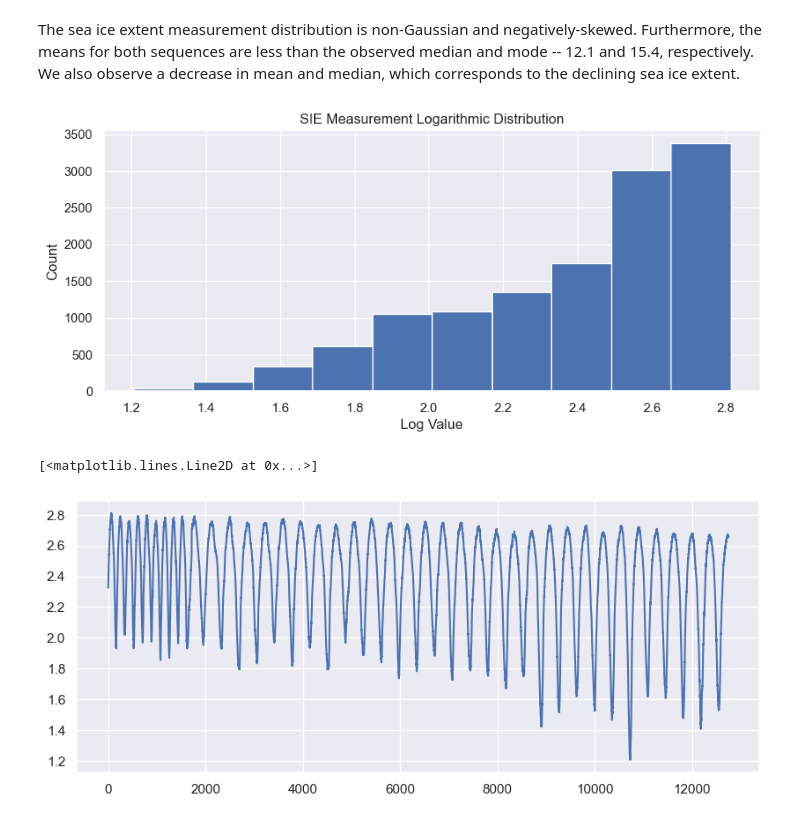
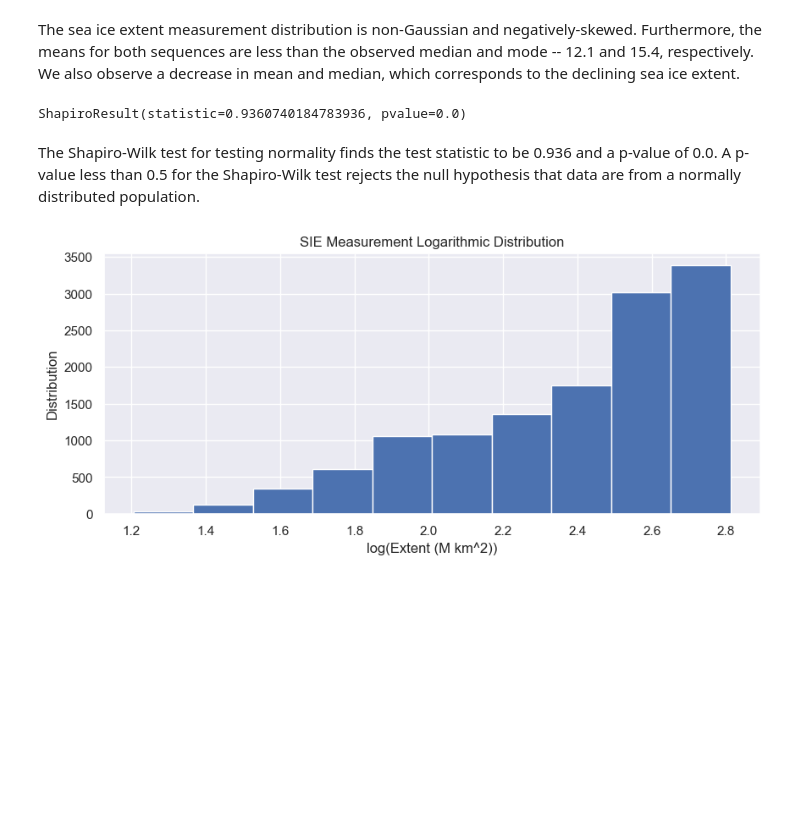
Before and after one commit to giantmagellan/SeaIceForecast, a Jupyter notebook: seaice_eda.ipynb, the cells around one changed output. Saved outputs shown, nothing was run; the diff lists cells and outputs as text; code cells hidden in the pictures; blank space fills up the shorter version.

```diff
--- a/seaice_eda.ipynb
+++ b/seaice_eda.ipynb
@@ -260,19 +305,25 @@ Mode: 15.396
 Median: 12.097
 # %% [markdown]
 The sea ice extent measurement distribution is non-Gaussian and negatively-skewed. Furthermore, the means for both sequences are less than the observed median and mode -- 12.1 and 15.4, respectively. We also observe a decrease in mean and median, which corresponds to the declining sea ice extent.
+# %%
+# Shapiro-Wilk test for normality testing
+scipy.stats.shapiro(X)
+# %% [output]
+ShapiroResult(statistic=0.9360740184783936, pvalue=0.0)
+# %% [markdown]
+The Shapiro-Wilk test for testing normality finds the test statistic to be 0.936 and a p-value of 0.0. A p-value less than 0.5 for the Shapiro-Wilk test rejects the null hypothesis that data are from a normally distributed population.
 # %%
 # Distribution of Logarithmic Transform to Flatten Seasonal Exponential Growth
+plt.subplots(figsize=(10, 4))
+
 logx = log(sea_ice_df['extent_million_sq_km'])
 logx.hist()
+
 plt.title("SIE Measurement Logarithmic Distribution")
-plt.xlabel("Log Value")
-plt.ylabel("Count")
+plt.xlabel("log(Extent (M km^2))")
+plt.ylabel("Distribution")
+
+plt.savefig("./figures/sie_log_distribution.png")
 plt.show()
 # %% [output]
-[figure, old version]
+[figure, new version]
-# %%
-# Linear Plot of Log Transform
-plt.plot(logx)
-# %% [output]
-[<matplotlib.lines.Line2D at 0x...>]
-[figure, removed]
```
Also changed, not shown: parts of 20 cells of this notebook, 9 other files.
